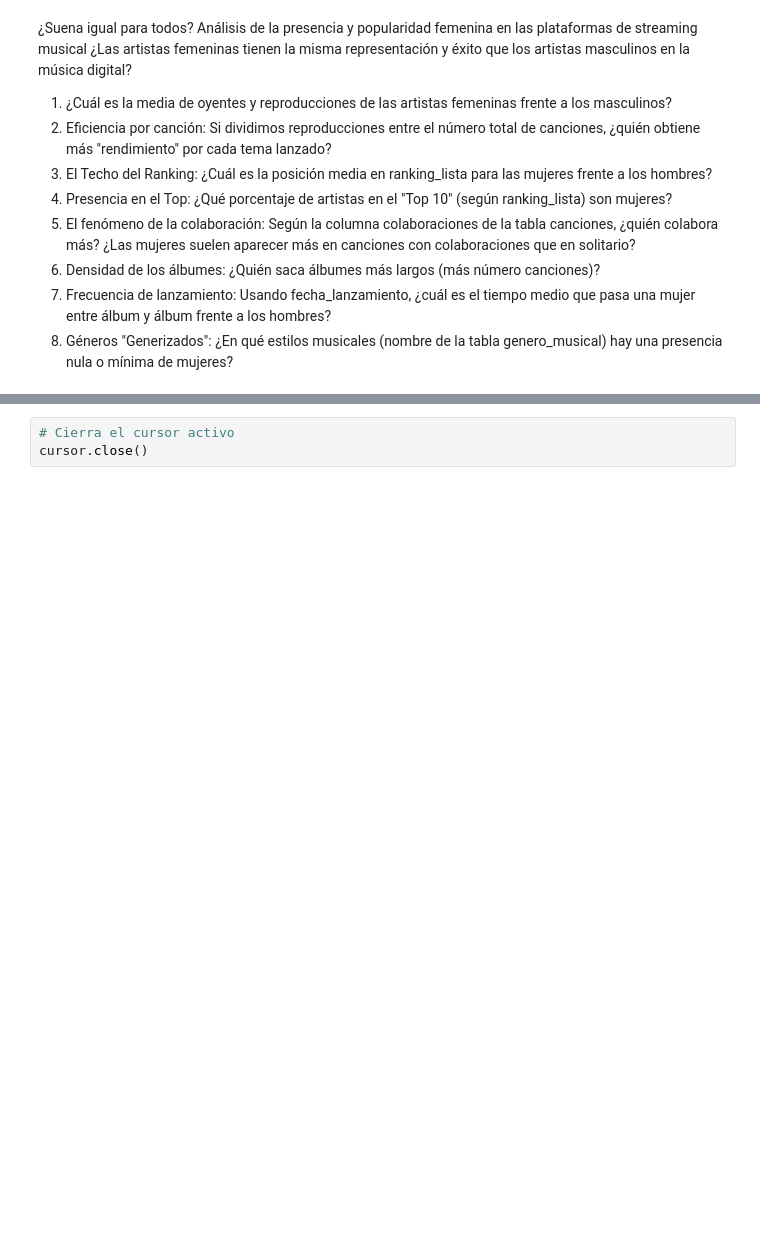
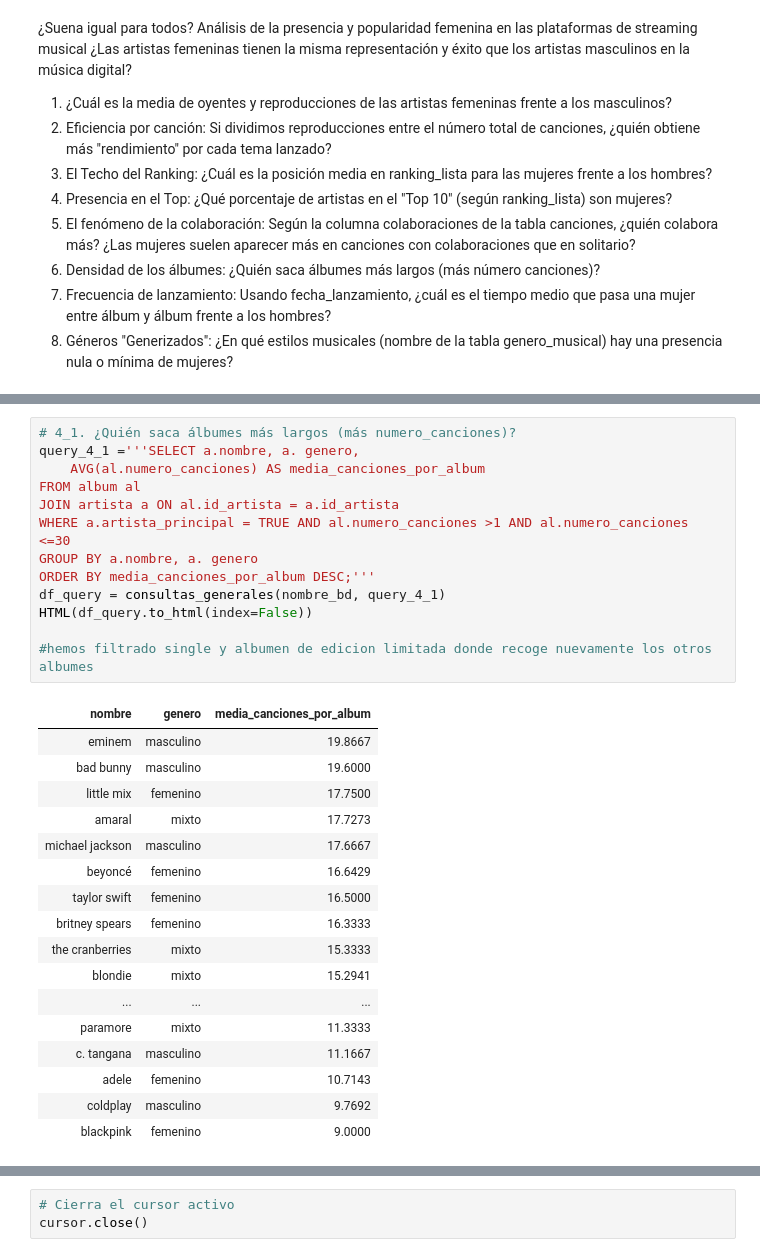
Before and after one commit to Adalab/proyecto-da-promo-67-modulo2-team-1, a Jupyter notebook: Extraccion_datos_apis.ipynb, the cells around one changed output, grey strips where cells are left out. Cells and saved outputs as stored; diff of their text form; blank space fills up the shorter version.

```diff
--- a/Extraccion_datos_apis.ipynb
+++ b/Extraccion_datos_apis.ipynb
@@ -686,0 +850,31 @@ conexion.commit()
+# %%
+# 4_1. ¿Quién saca álbumes más largos (más numero_canciones)?
+query_4_1 ='''SELECT a.nombre, a. genero,
+    AVG(al.numero_canciones) AS media_canciones_por_album
+FROM album al
+JOIN artista a ON al.id_artista = a.id_artista
+WHERE a.artista_principal = TRUE AND al.numero_canciones >1 AND al.numero_canciones <=30
+GROUP BY a.nombre, a. genero
+ORDER BY media_canciones_por_album DESC;'''
+df_query = consultas_generales(nombre_bd, query_4_1)
+HTML(df_query.to_html(index=False))
+
+#hemos filtrado single y albumen de edicion limitada donde recoge nuevamente los otros albumes
+# %% [output]
+| nombre | genero | media_canciones_por_album |
+| eminem | masculino | 19.8667 |
+| bad bunny | masculino | 19.6000 |
+| little mix | femenino | 17.7500 |
+| amaral | mixto | 17.7273 |
+| michael jackson | masculino | 17.6667 |
+| beyoncé | femenino | 16.6429 |
+| taylor swift | femenino | 16.5000 |
+| britney spears | femenino | 16.3333 |
+| the cranberries | mixto | 15.3333 |
+| blondie | mixto | 15.2941 |
+| ... | ... | ... |
+| paramore | mixto | 11.3333 |
+| c. tangana | masculino | 11.1667 |
+| adele | femenino | 10.7143 |
+| coldplay | masculino | 9.7692 |
+| blackpink | femenino | 9.0000 |
```
Also changed, not shown: parts of 17 cells of this notebook, 3 other files.
